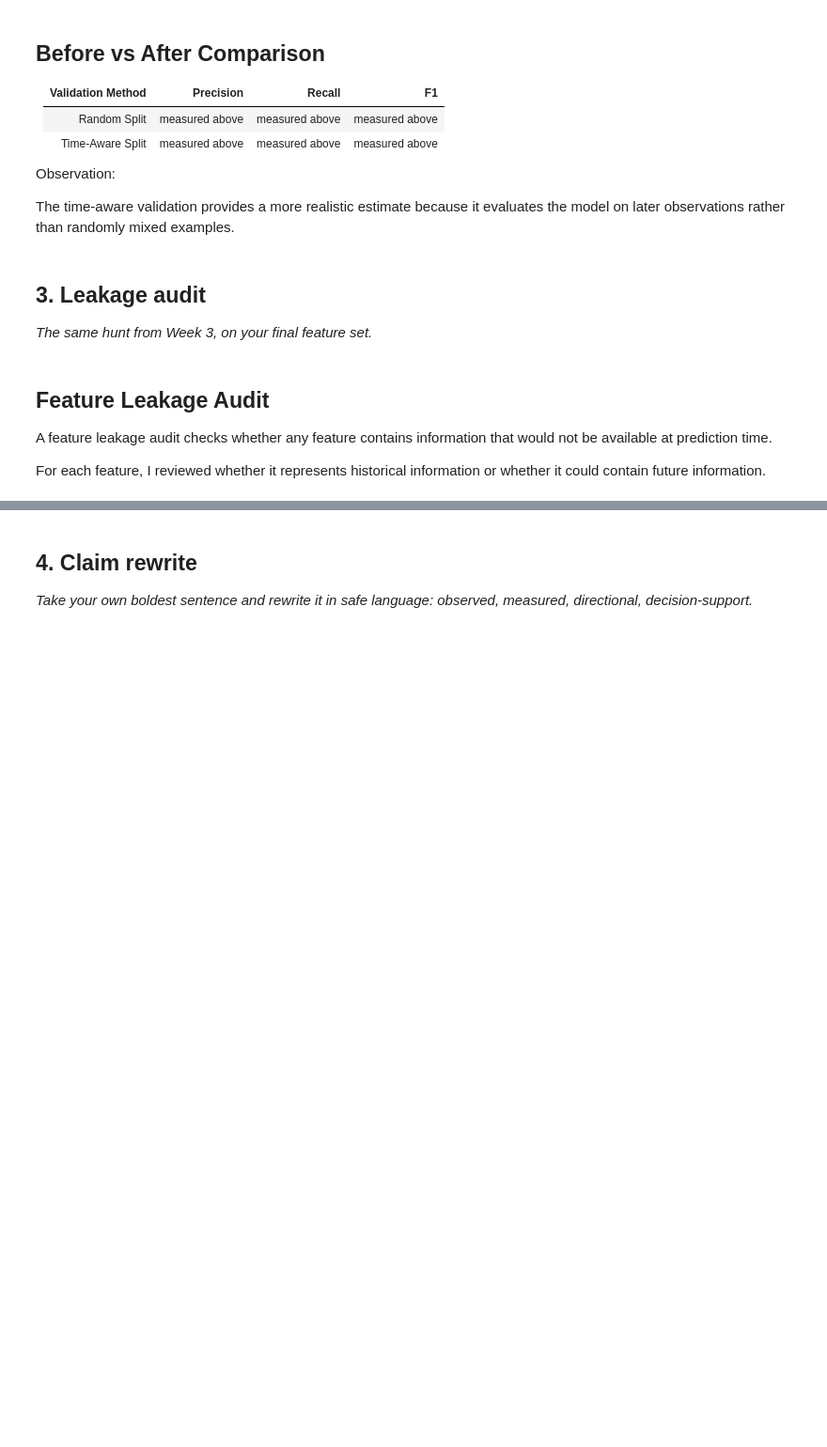
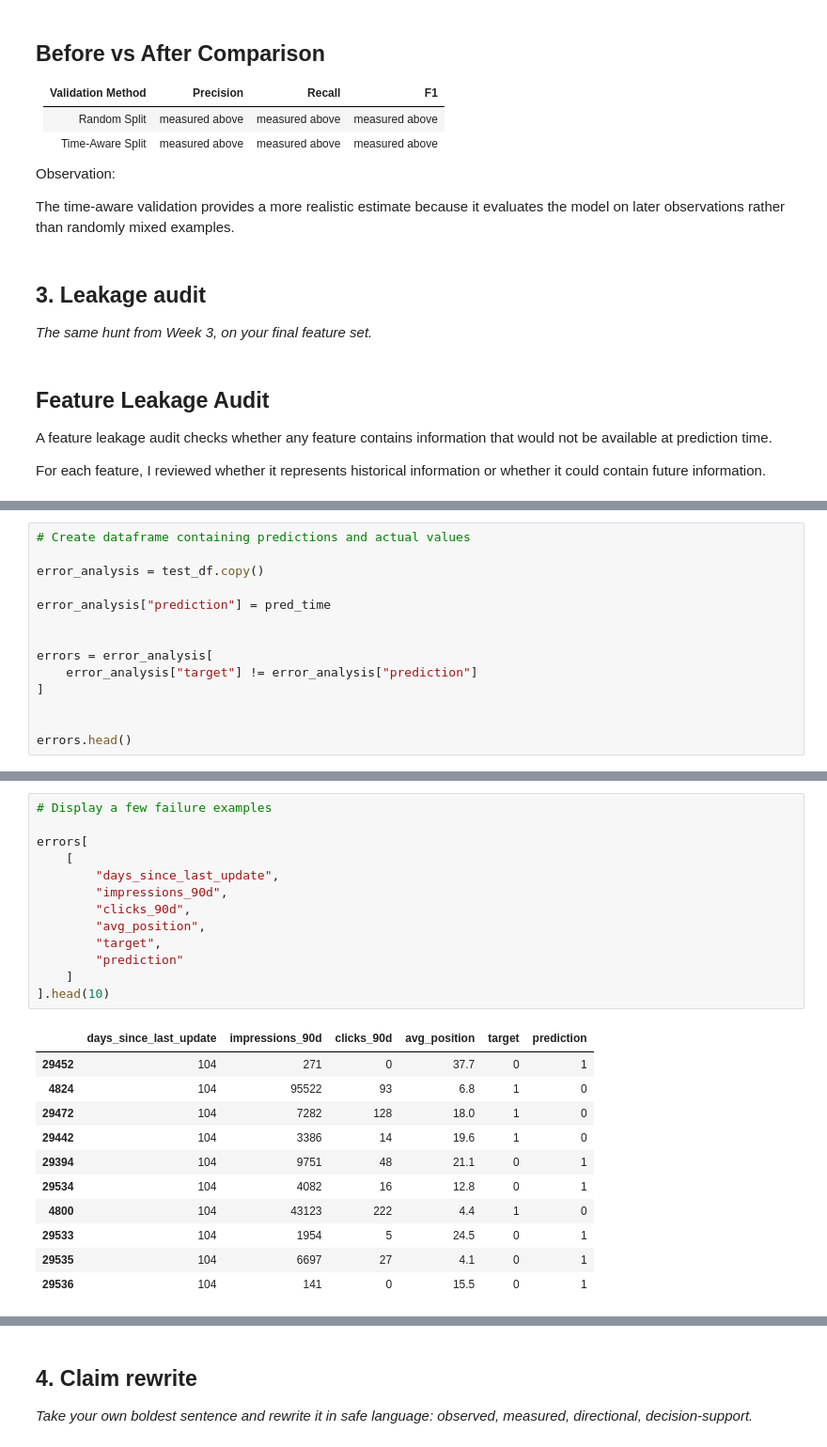
Before and after one commit to Mahid-Imran/flyrank-ml-internship-mahid-assignment2, a Jupyter notebook: work/notebooks/w06_validation_audit.ipynb, the cells around one changed output, grey strips where cells are left out. Shown at 94% size. Cells and saved outputs as stored; diff of their text form; blank space fills up the shorter version.

```diff
--- a/work/notebooks/w06_validation_audit.ipynb
+++ b/work/notebooks/w06_validation_audit.ipynb
@@ -301,0 +321,14 @@ For each feature, I reviewed whether it represents historical information or whe
+# %%
+# Create dataframe containing predictions and actual values
+
+error_analysis = test_df.copy()
+
+error_analysis["prediction"] = pred_time
+
+
+errors = error_analysis[
+    error_analysis["target"] != error_analysis["prediction"]
+]
+
+
+errors.head()
@@ -301,0 +343,25 @@ For each feature, I reviewed whether it represents historical information or whe
+# %%
+# Display a few failure examples
+
+errors[
+    [
+        "days_since_last_update",
+        "impressions_90d",
+        "clicks_90d",
+        "avg_position",
+        "target",
+        "prediction"
+    ]
+].head(10)
+# %% [output]
+|  | days_since_last_update | impressions_90d | clicks_90d | avg_position | target | prediction |
+| 29452 | 104 | 271 | 0 | 37.7 | 0 | 1 |
+| 4824 | 104 | 95522 | 93 | 6.8 | 1 | 0 |
+| 29472 | 104 | 7282 | 128 | 18.0 | 1 | 0 |
+| 29442 | 104 | 3386 | 14 | 19.6 | 1 | 0 |
+| 29394 | 104 | 9751 | 48 | 21.1 | 0 | 1 |
+| 29534 | 104 | 4082 | 16 | 12.8 | 0 | 1 |
+| 4800 | 104 | 43123 | 222 | 4.4 | 1 | 0 |
+| 29533 | 104 | 1954 | 5 | 24.5 | 0 | 1 |
+| 29535 | 104 | 6697 | 27 | 4.1 | 0 | 1 |
+| 29536 | 104 | 141 | 0 | 15.5 | 0 | 1 |
```
Also changed, not shown: parts of 7 cells of this notebook.
